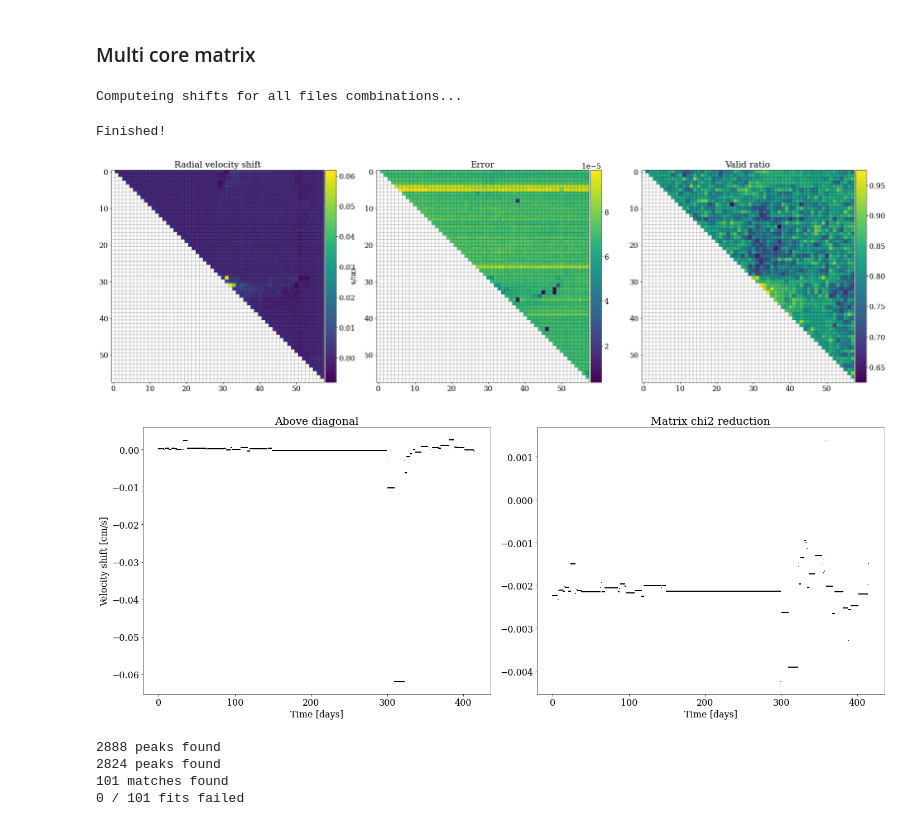
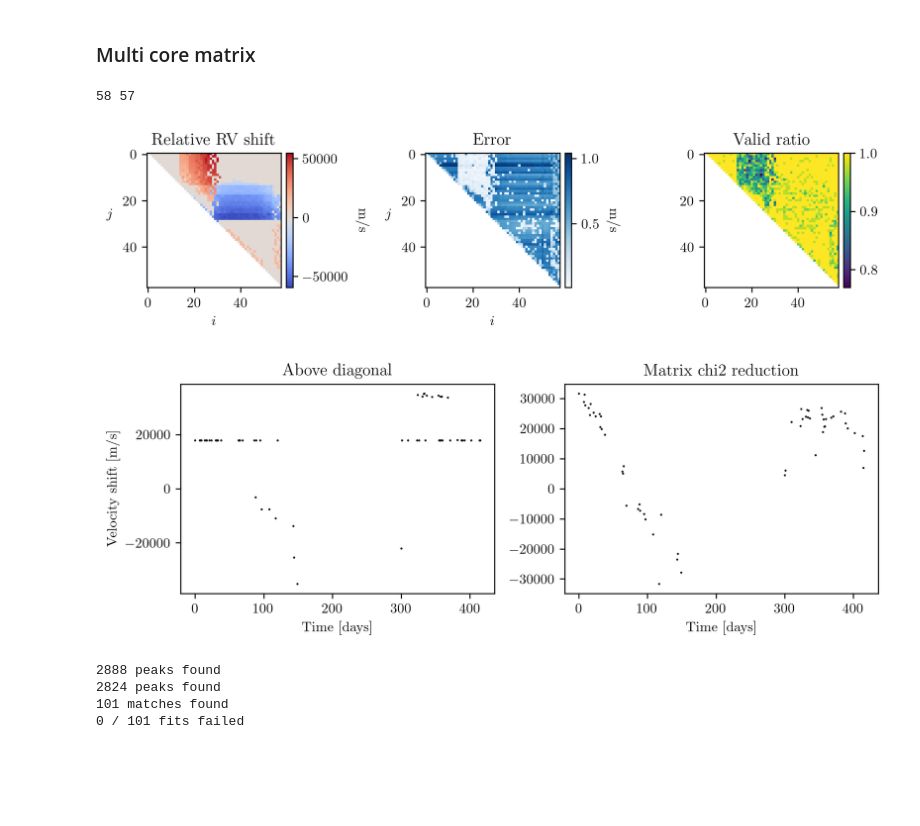
Before and after one commit to Harteg/bachelor-project, a Jupyter notebook: RV_computation_orders.ipynb, the cells around one changed output. Saved outputs shown, nothing was run; the diff lists cells and outputs as text; code cells hidden in the pictures; blank space fills up the shorter version.

```diff
--- a/RV_computation_orders.ipynb
+++ b/RV_computation_orders.ipynb
@@ -19,8 +19,11 @@ import pandas as pd
 from datetime import datetime
 from scipy.interpolate import interp1d
 
-plt.rcParams['font.size'] = 16
-plt.rc("font", family="serif")
+# plt styles
+matplotlib.rcParams["text.usetex"] = True
+matplotlib.rcParams["font.family"] = "serif"
+matplotlib.rcParams["font.size"] = 10
+matplotlib.rcParams['figure.dpi'] = 300
 
 from os import walk
 # %% [markdown]
@@ -98,7 +101,7 @@ N_files = -1 # for all
 N_processes = 6
 
 # Get list of files and find all features
-filenames = get_spectra_filenames_without_duplicate_dates(SPECTRA_PATH_51PEG)
+filenames = get_spectra_filenames_without_duplicate_dates(SPECTRA_PATH_34411)
 if N_files != -1:
     assert N_files > 0, "N_files is negative or zero"
     assert N_files <= len(filenames), "N_files is longer than number of data files"
@@ -117,7 +120,7 @@ for x in np.arange(size):
 def compute_shift_for_coords_chunk(coords):
     x = coords[0]
     y = coords[1]
-    shifts = compute_all_orders_shift(filenames[x], filenames[y], is_peg_51=True)
+    shifts = compute_all_orders_shift(filenames[x], filenames[y])
     return shifts
 
 
@@ -133,10 +136,7 @@ if __name__ == '__main__':
 
     print("Finished!")
 
-    np.save("lily_data_results/51_peg_all_orders", [result, coords])
+    # np.save("lily_data_results/all_orders_34411_bary_ms", [result, coords])
-# %% [output]
-Computeing shifts for all files combinations...
-Finished!
 # %%
 # We have these four files:
 # 58x58_orders_34411
@@ -148,12 +149,13 @@ Finished!
 # %%
 # file = "lily_data_results/51_peg_all_orders.npy"
-file = "lily_data_results/58x58_orders_34411.npy"
+file = "lily_data_results/all_orders_34411_bary_ms.npy"
 result, coords = np.load(file, allow_pickle=True)
 plot_matrix(*parse_matrix_results_df(result, coords))
-m, final_shifts, final_shifts_err = matrix_reduce_results_file_df(file, plot=True)
+m, final_shifts, final_shifts_err, days = matrix_reduce_results_file_df(file, SPECTRA_PATH_34411, plot=True)
 # %% [output]
+58 57
-[figure, old version]
+[figure, new version]
-[figure, old version]
+[figure, new version]
 # %%
 
 filenames = get_spectra_filenames_without_duplicate_dates(SPECTRA_PATH_51PEG)
```
Also changed, not shown: parts of 1 cell of this notebook, 28 other files.
